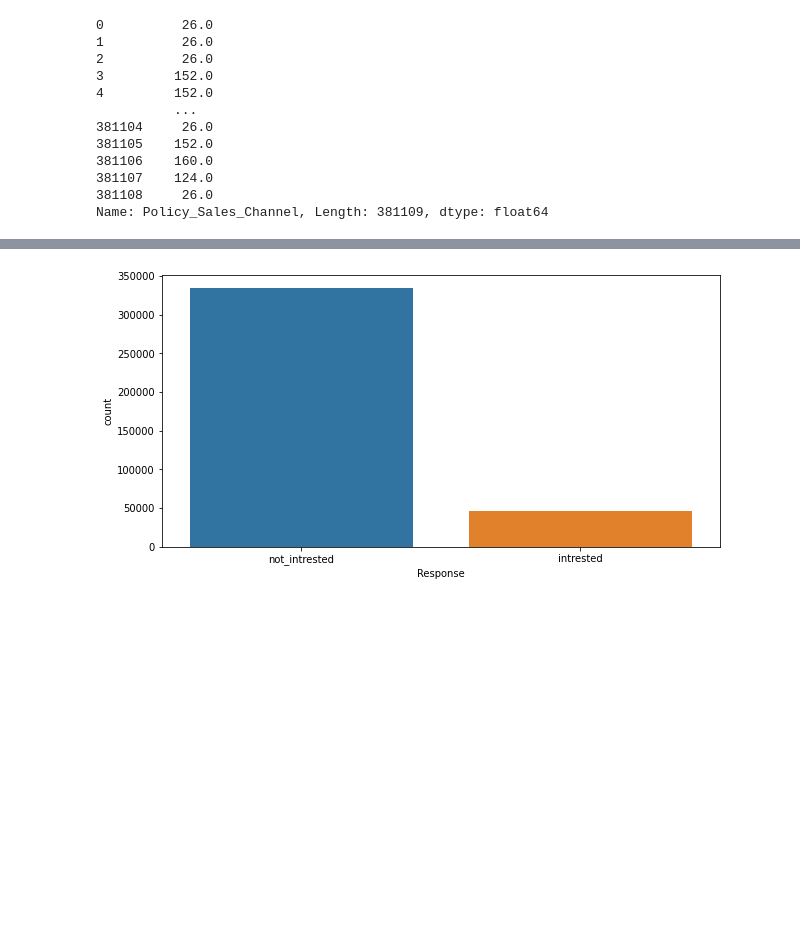
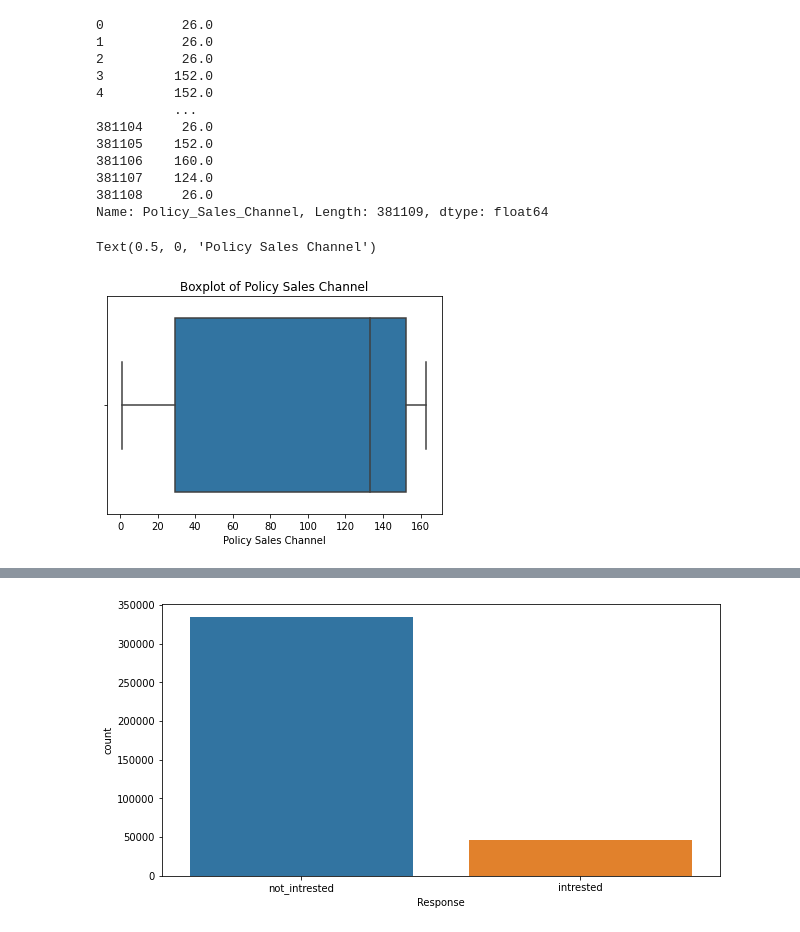
Before and after one commit to Zeeshan2012/HEALTH-INSURANCE-CROSS-SELL-PREDICTION, a Jupyter notebook: HEALTH_INSURANCE_CROSS_SELL_PREDICTION.ipynb, the cells around one changed output, grey strips where cells are left out. Drawn from its saved outputs; the diff is of its cells as text; code cells hidden in the pictures; blank space fills up the shorter version.

```diff
--- a/HEALTH_INSURANCE_CROSS_SELL_PREDICTION.ipynb
+++ b/HEALTH_INSURANCE_CROSS_SELL_PREDICTION.ipynb
@@ -362,3 +365,10 @@ df['Policy_Sales_Channel']
 381107    124.0
 381108     26.0
 Name: Policy_Sales_Channel, Length: 381109, dtype: float64
+# %%
+sns.boxplot(df['Policy_Sales_Channel'])
+plt.title('Boxplot of Policy Sales Channel')
+plt.xlabel("Policy Sales Channel")
+# %% [output]
+Text(0.5, 0, 'Policy Sales Channel')
+[figure, added]
```
Also changed, not shown: parts of 94 cells of this notebook.
